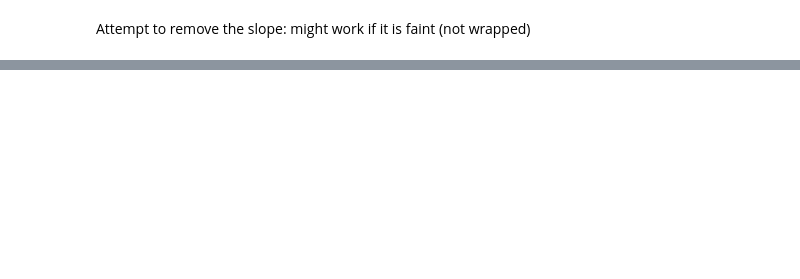
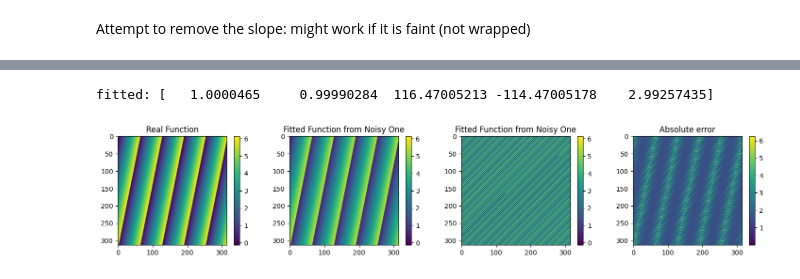
Before and after one commit to jysru/Speckle-Retrieval, a Jupyter notebook: notebooks/experimental_speckle_retrieval_with_correction.ipynb, the cells around one changed output, grey strips where cells are left out. Saved outputs shown, nothing was run; the diff lists cells and outputs as text; code cells hidden in the pictures; blank space fills up the shorter version.

```diff
--- a/notebooks/experimental_speckle_retrieval_with_correction.ipynb
+++ b/notebooks/experimental_speckle_retrieval_with_correction.ipynb
@@ -247,0 +245,43 @@ Lambda / X rms: 25.7 rms
+# %%
+from scipy.signal import sawtooth
+
+def sawtooth_2d(x, a, b, c, d, s):
+    return np.pi * sawtooth((x[0] - c)/a + (x[1] - d)/b) + s
+
+x_grid = np.arange(0, x.shape[0])
+y_grid = np.arange(0, x.shape[1])
+X, Y = np.meshgrid(x_grid, y_grid)
+
+x_data = np.vstack((X.reshape((1, X.size)), Y.reshape((1, Y.size))))
+
+orig = (10, 50, 0, 10, 3)
+z = sawtooth_2d(x_data, *orig)
+z_noise = z + 0.2*np.random.randn(*z.shape)
+y_data = z_noise
+
+# Curve fit
+popt, pcov = curve_fit(sawtooth_2d, x_data, y_data)
+print("fitted: {}".format(popt))
+z_fit = sawtooth_2d(x_data, *popt)
+
+
+fig, axs = plt.subplots(1, 4, figsize=(18,3))
+axs[0].set_title("Real Function")
+pl0 = axs[0].imshow(z.reshape(*X.shape))
+plt.colorbar(pl0, ax=axs[0])
+
+axs[1].set_title("Fitted Function from Noisy One")
+pl1 = axs[1].imshow(z_noise.reshape(*X.shape))
+plt.colorbar(pl2, ax=axs[1])
+
+axs[2].set_title("Fitted Function from Noisy One")
+pl1 = axs[2].imshow(z_fit.reshape(*X.shape))
+plt.colorbar(pl2, ax=axs[2])
+
+axs[3].set_title("Absolute error")
+pl3 = axs[3].imshow(np.abs((z_fit - z).reshape(*X.shape)))
+plt.colorbar(pl3, ax=axs[3])
+plt.show()
+# %% [output]
+fitted: [   1.0000465     0.99990284  116.47005213 -114.47005178    2.99257435]
+[figure, added]
```
Also changed, not shown: parts of 9 cells of this notebook.
